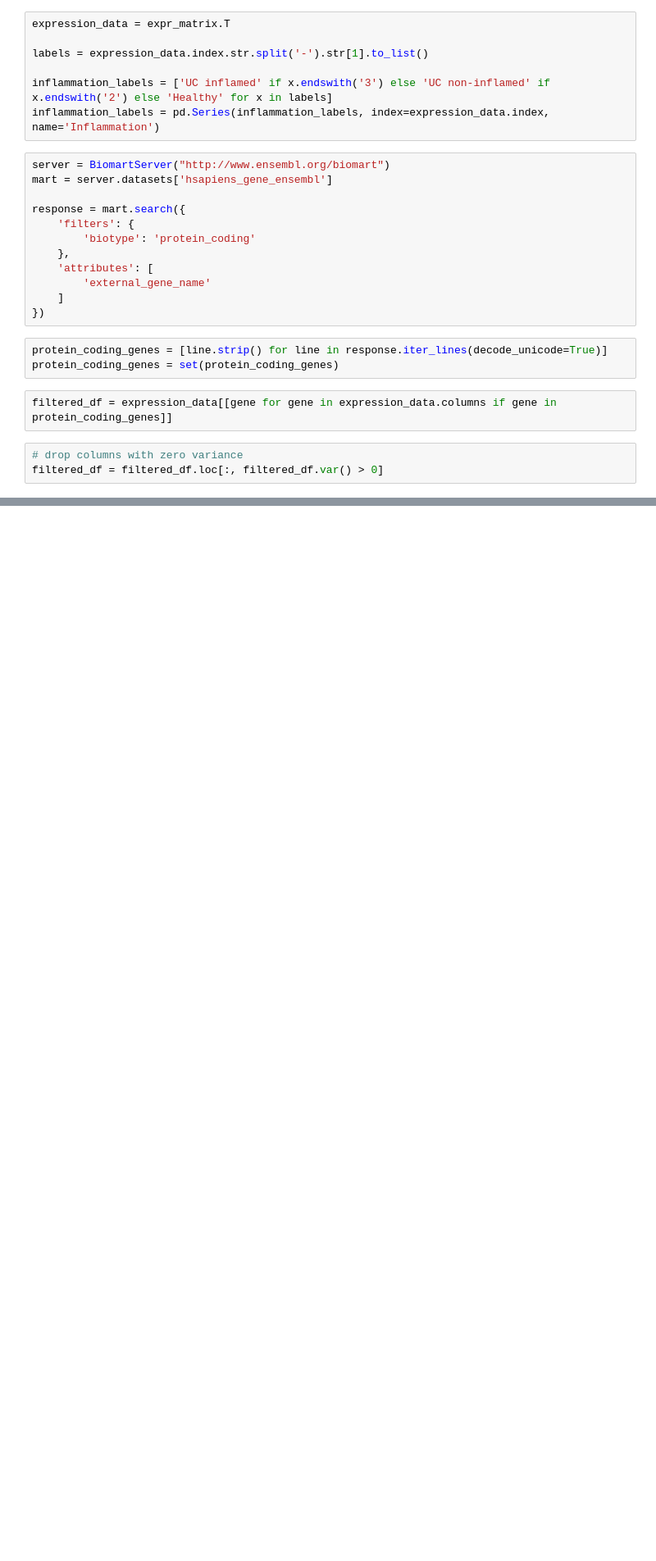
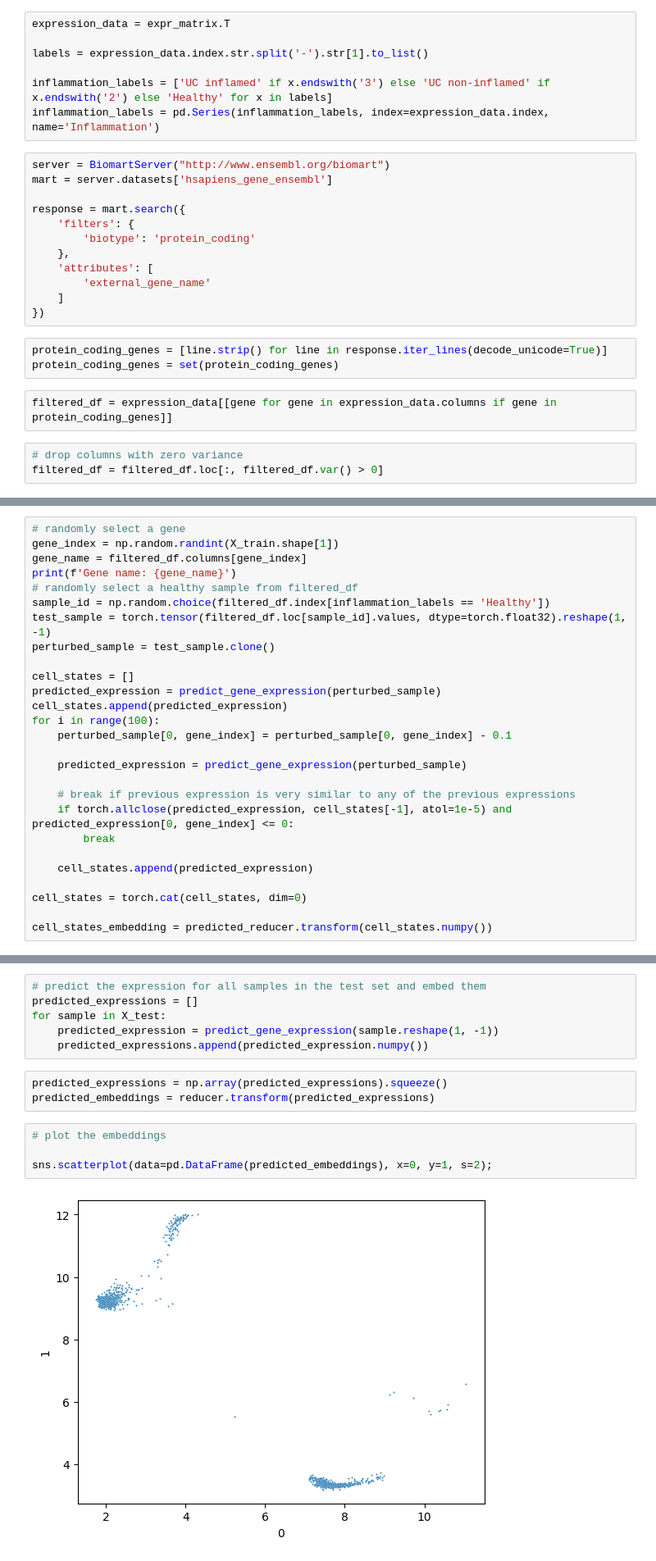
Before and after one commit to MaciejPiernik/virtual-cell-line, a Jupyter notebook: notebooks/playground.ipynb, the cells around one changed output, grey strips where cells are left out. Shown: that part at 82% size. Cells and saved outputs as stored; diff of their text form; blank space fills up the shorter version.

```diff
--- a/notebooks/playground.ipynb
+++ b/notebooks/playground.ipynb
@@ -148,0 +465,27 @@ Epoch 1/5
+# %%
+# randomly select a gene
+gene_index = np.random.randint(X_train.shape[1])
+gene_name = filtered_df.columns[gene_index]
+print(f'Gene name: {gene_name}')
+# randomly select a healthy sample from filtered_df
+sample_id = np.random.choice(filtered_df.index[inflammation_labels == 'Healthy'])
+test_sample = torch.tensor(filtered_df.loc[sample_id].values, dtype=torch.float32).reshape(1, -1)
+perturbed_sample = test_sample.clone()
+
+cell_states = []
+predicted_expression = predict_gene_expression(perturbed_sample)
+cell_states.append(predicted_expression)
+for i in range(100):
+    perturbed_sample[0, gene_index] = perturbed_sample[0, gene_index] - 0.1
+
+    predicted_expression = predict_gene_expression(perturbed_sample)
+
+    # break if previous expression is very similar to any of the previous expressions
+    if torch.allclose(predicted_expression, cell_states[-1], atol=1e-5) and predicted_expression[0, gene_index] <= 0:
+        break
+
+    cell_states.append(predicted_expression)
+
+cell_states = torch.cat(cell_states, dim=0)
+
+cell_states_embedding = predicted_reducer.transform(cell_states.numpy())
@@ -148,0 +524,15 @@ Epoch 1/5
+# %%
+# predict the expression for all samples in the test set and embed them
+predicted_expressions = []
+for sample in X_test:
+    predicted_expression = predict_gene_expression(sample.reshape(1, -1))
+    predicted_expressions.append(predicted_expression.numpy())
+# %%
+predicted_expressions = np.array(predicted_expressions).squeeze()
+predicted_embeddings = reducer.transform(predicted_expressions)
+# %%
+# plot the embeddings
+
+sns.scatterplot(data=pd.DataFrame(predicted_embeddings), x=0, y=1, s=2);
+# %% [output]
+[figure, added]
```
Also changed, not shown: parts of 26 cells of this notebook, 4 other files.
